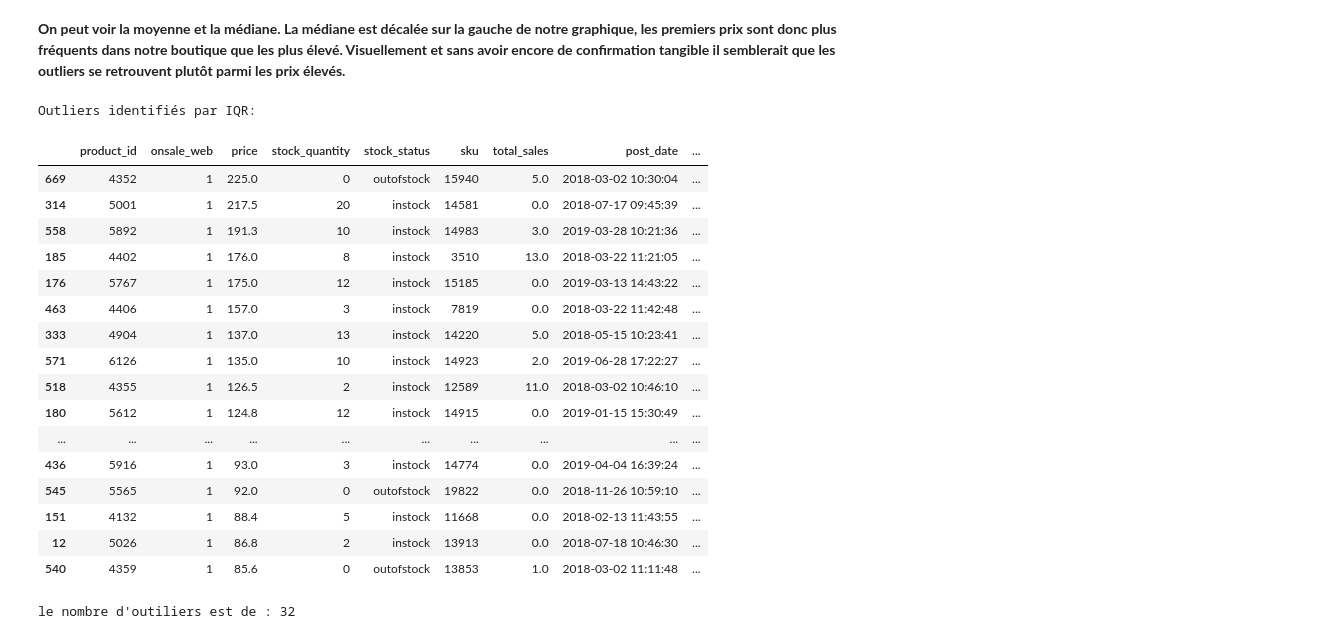
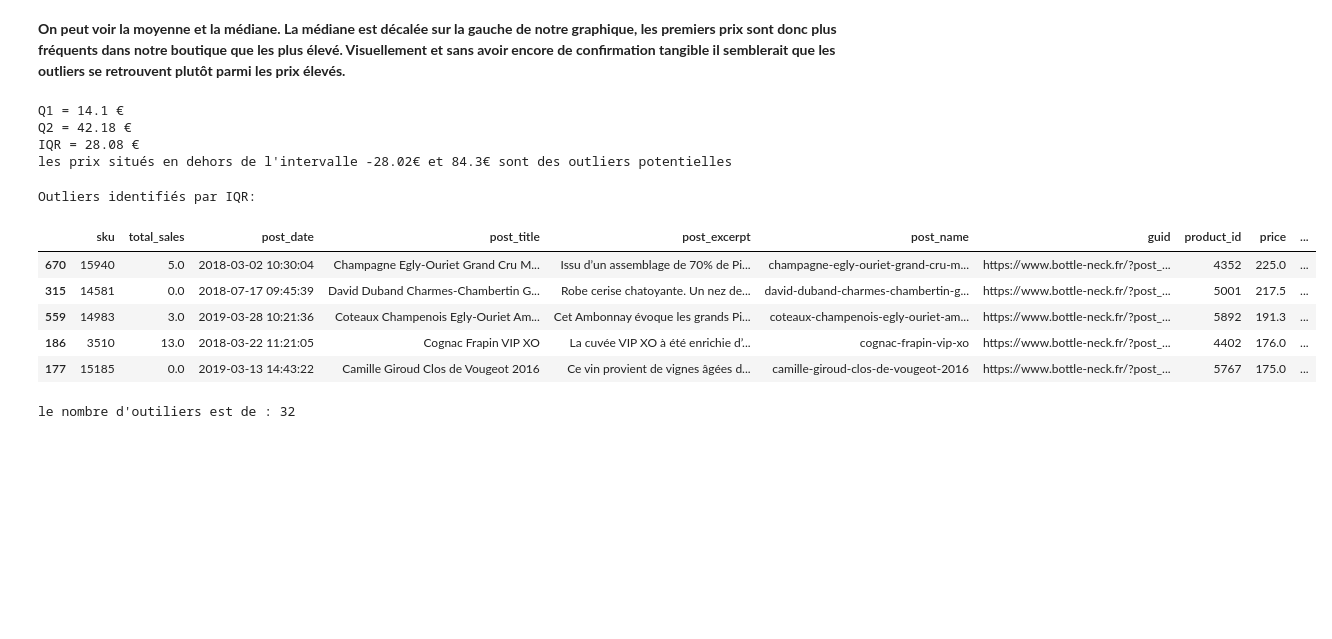
Before and after one commit to IshemZ/Bottleneck, a Jupyter notebook: Programme/main.ipynb, the cells around one changed output. Saved outputs shown, nothing was run; the diff lists cells and outputs as text; code cells hidden in the pictures; blank space fills up the shorter version.

```diff
--- a/Programme/main.ipynb
+++ b/Programme/main.ipynb
@@ -396,0 +414,7 @@ erp_web_liaison
+# %%
+#On va supprimer toutes les colonnes inutiles
+supp_colonne = ['tax_status', 'post_author',
+'post_date_gmt', 'post_status',
+'comment_status', 'ping_status', 'post_modified',
+'post_modified_gmt',  'post_type',  'onsale_web']
+erp_liaison_web.columns
@@ -396,0 +428,3 @@ erp_web_liaison
+# %%
+erp_liaison_web = erp_liaison_web.drop(columns=supp_colonne).reset_index(drop=True)
+erp_liaison_web
@@ -400,7 +448,6 @@ erp_web_liaison
 </div>
 # %%
 # Creation d'une colonne contenant le chiffre d'affaire par produits + CA total en ligne:
-erp_web_liaison["ca_produit"] = erp_web_liaison["price"]*erp_web_liaison["total_sales"]
-erp_web_liaison = erp_web_liaison.round({'ca_produit': 2})
-erp_web_liaison.head()
+erp_liaison_web["ca_produit"] = round(erp_liaison_web["price"]*erp_liaison_web["total_sales"], 2)
+erp_liaison_web.head()
 # %% [output]
@@ -457,38 +501,38 @@ Text(0.5, 1.0, 'Répartition des prix')
 **On peut voir la moyenne et la médiane. La médiane est décalée sur la gauche de notre graphique, les premiers prix sont donc plus fréquents dans notre boutique que les plus élevé. Visuellement et sans avoir encore de confirmation tangible il semblerait que les outliers se retrouvent plutôt parmi les prix élevés.**
 # %%
 # Calcul des quartiles
-Q1 = erp_web_liaison['price'].quantile(0.25)
-Q3 = erp_web_liaison['price'].quantile(0.75)
+Q1 = round(erp_liaison_web['price'].quantile(0.25), 2)
+Q3 = round(erp_liaison_web['price'].quantile(0.75), 2)
 
 # Calcul de l'IQR (écart inter quartile)
-IQR = Q3 - Q1
+IQR = round(Q3 - Q1, 2)
 
 # Identification des outliers
-outliers_iqr = erp_web_liaison[(erp_web_liaison['price'] < Q1 - 1.5 * IQR) | (erp_web_liaison['price'] > Q3 + 1.5 * IQR)]
+outliers_iqr = erp_liaison_web[(erp_liaison_web['price'] < Q1 - 1.5 * IQR) | (erp_liaison_web['price'] > Q3 + 1.5 * IQR)]
+
+print(f"Q1 = {Q1} €")
+print(f"Q2 = {Q3} €")
+print(f"IQR = {IQR} €")
+
+print(f"les prix situés en dehors de l'intervalle {round(Q1 - 1.5 * IQR,2)}€ et {round(Q3 + 1.5 * IQR,2)}€ sont des outliers potentielles")
+# %% [output]
+Q1 = 14.1 €
+Q2 = 42.18 €
+IQR = 28.08 €
+les prix situés en dehors de l'intervalle -28.02€ et 84.3€ sont des outliers potentielles
 # %%
 # Liste des outliers
 print("Outliers identifiés par IQR:")
 outliers_iqr = outliers_iqr.sort_values(['price'], ascending=[False])
-outliers_iqr
+outliers_iqr.head()
 # %% [output]
 Outliers identifiés par IQR:
-|  | product_id | onsale_web | price | stock_quantity | stock_status | sku | total_sales | post_date | ... |
-| 669 | 4352 | 1 | 225.0 | 0 | outofstock | 15940 | 5.0 | 2018-03-02 10:30:04 | ... |
-| 314 | 5001 | 1 | 217.5 | 20 | instock | 14581 | 0.0 | 2018-07-17 09:45:39 | ... |
-| 558 | 5892 | 1 | 191.3 | 10 | instock | 14983 | 3.0 | 2019-03-28 10:21:36 | ... |
-| 185 | 4402 | 1 | 176.0 | 8 | instock | 3510 | 13.0 | 2018-03-22 11:21:05 | ... |
-| 176 | 5767 | 1 | 175.0 | 12 | instock | 15185 | 0.0 | 2019-03-13 14:43:22 | ... |
-| 463 | 4406 | 1 | 157.0 | 3 | instock | 7819 | 0.0 | 2018-03-22 11:42:48 | ... |
-| 333 | 4904 | 1 | 137.0 | 13 | instock | 14220 | 5.0 | 2018-05-15 10:23:41 | ... |
-| 571 | 6126 | 1 | 135.0 | 10 | instock | 14923 | 2.0 | 2019-06-28 17:22:27 | ... |
-| 518 | 4355 | 1 | 126.5 | 2 | instock | 12589 | 11.0 | 2018-03-02 10:46:10 | ... |
-| 180 | 5612 | 1 | 124.8 | 12 | instock | 14915 | 0.0 | 2019-01-15 15:30:49 | ... |
-| ... | ... | ... | ... | ... | ... | ... | ... | ... | ... |
-| 436 | 5916 | 1 | 93.0 | 3 | instock | 14774 | 0.0 | 2019-04-04 16:39:24 | ... |
-| 545 | 5565 | 1 | 92.0 | 0 | outofstock | 19822 | 0.0 | 2018-11-26 10:59:10 | ... |
-| 151 | 4132 | 1 | 88.4 | 5 | instock | 11668 | 0.0 | 2018-02-13 11:43:55 | ... |
-| 12 | 5026 | 1 | 86.8 | 2 | instock | 13913 | 0.0 | 2018-07-18 10:46:30 | ... |
-| 540 | 4359 | 1 | 85.6 | 0 | outofstock | 13853 | 1.0 | 2018-03-02 11:11:48 | ... |
+|  | sku | total_sales | post_date | post_title | post_excerpt | post_name | guid | product_id | price | ... |
+| 670 | 15940 | 5.0 | 2018-03-02 10:30:04 | Champagne Egly-Ouriet Grand Cru M... | Issu d’un assemblage de 70% de Pi... | champagne-egly-ouriet-grand-cru-m... | https://www.bottle-neck.fr/?post_... | 4352 | 225.0 | ... |
+| 315 | 14581 | 0.0 | 2018-07-17 09:45:39 | David Duband Charmes-Chambertin G... | Robe cerise chatoyante. Un nez de... | david-duband-charmes-chambertin-g... | https://www.bottle-neck.fr/?post_... | 5001 | 217.5 | ... |
+| 559 | 14983 | 3.0 | 2019-03-28 10:21:36 | Coteaux Champenois Egly-Ouriet Am... | Cet Ambonnay évoque les grands Pi... | coteaux-champenois-egly-ouriet-am... | https://www.bottle-neck.fr/?post_... | 5892 | 191.3 | ... |
+| 186 | 3510 | 13.0 | 2018-03-22 11:21:05 | Cognac Frapin VIP XO | La cuvée VIP XO à été enrichie d’... | cognac-frapin-vip-xo | https://www.bottle-neck.fr/?post_... | 4402 | 176.0 | ... |
+| 177 | 15185 | 0.0 | 2019-03-13 14:43:22 | Camille Giroud Clos de Vougeot 2016 | Ce vin provient de vignes âgées d... | camille-giroud-clos-de-vougeot-2016 | https://www.bottle-neck.fr/?post_... | 5767 | 175.0 | ... |
 # %%
 print("le nombre d'outiliers est de :",outliers_iqr.shape[0])
 # %% [output]
```
Also changed, not shown: parts of 71 cells of this notebook.
